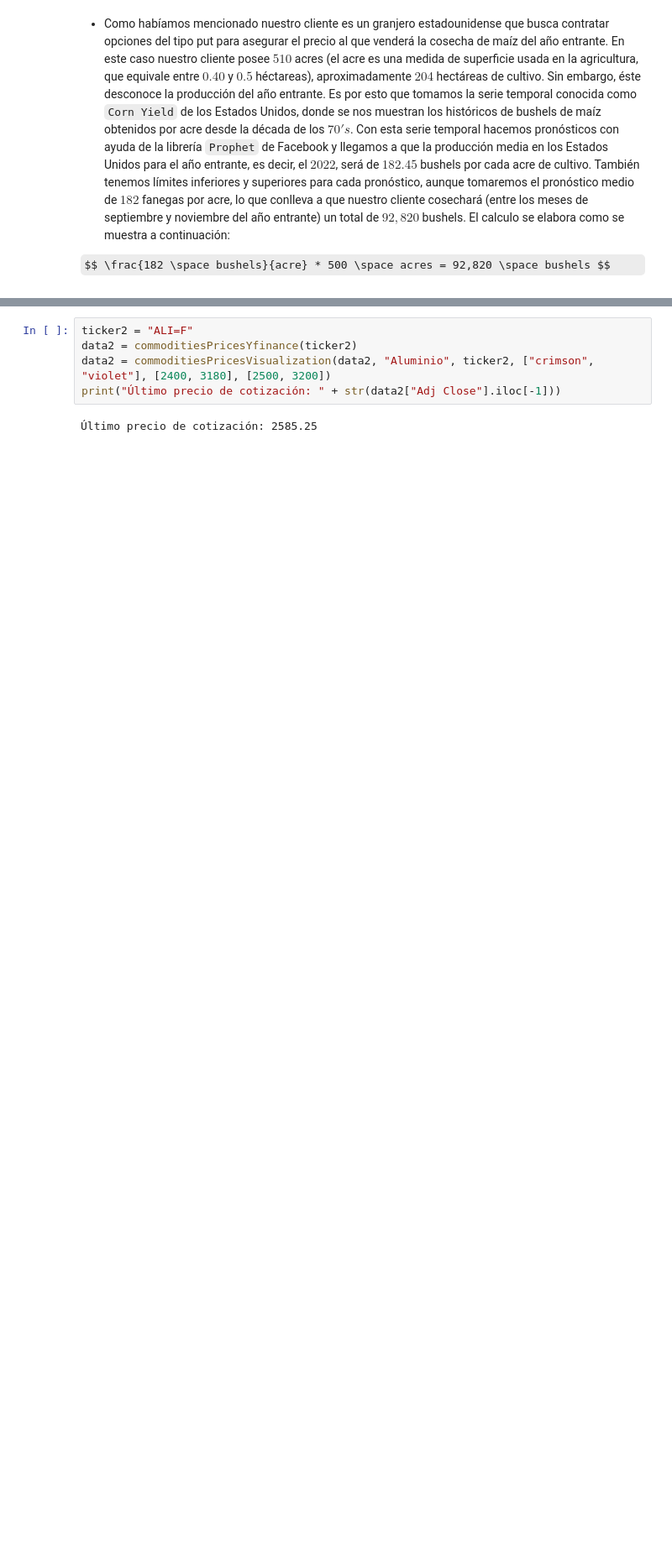
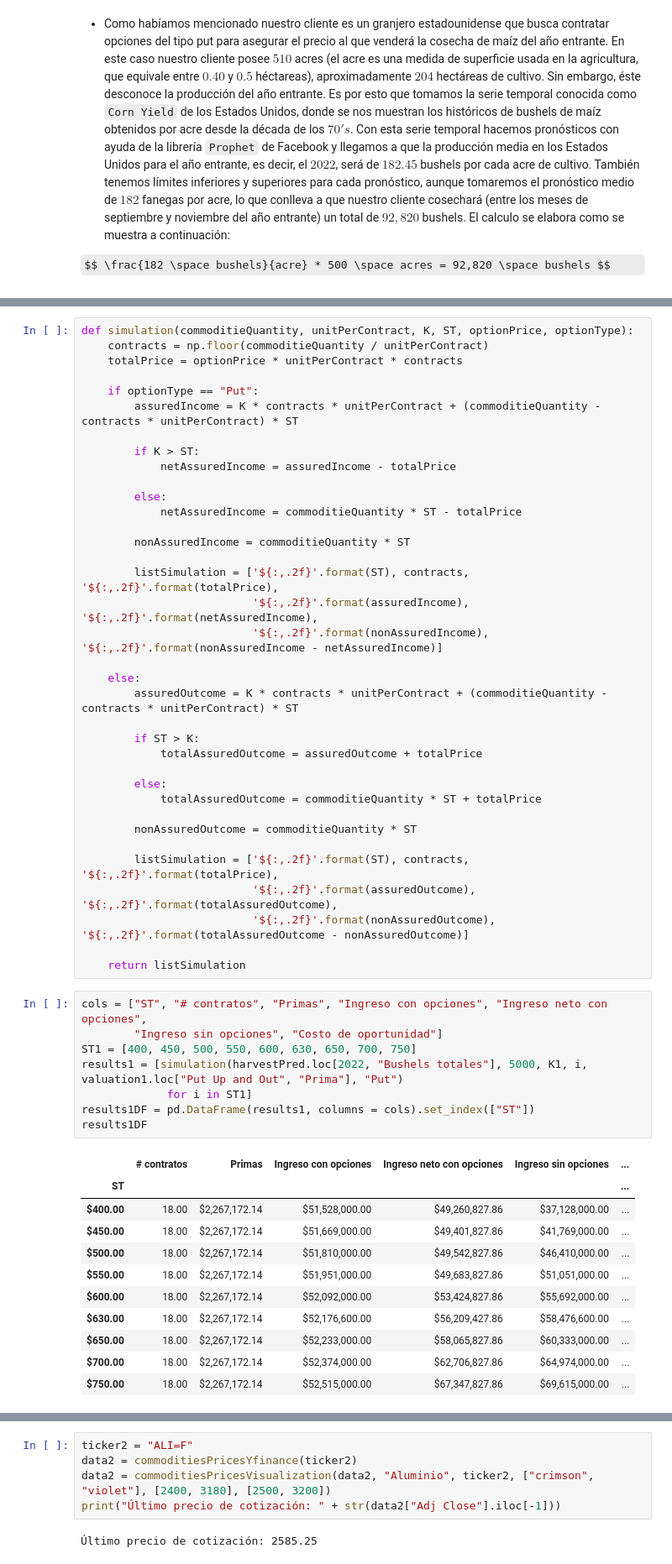
Before and after one commit to diegolazareno/Examen3_SPF, a Jupyter notebook: Examen_Tema3_DALopez.ipynb, the cells around one changed output, grey strips where cells are left out. Shown at 84% size. Drawn from its saved outputs; the diff is of its cells as text; some formulas as TeX source; blank space fills up the shorter version.

```diff
--- a/Examen_Tema3_DALopez.ipynb
+++ b/Examen_Tema3_DALopez.ipynb
@@ -537,3 +554,59 @@ valuation(data1["Adj Close"], 560, 630, "2022-12-31", rf, 10000, 100, "Put")
+# %%
+def simulation(commoditieQuantity, unitPerContract, K, ST, optionPrice, optionType):
+    contracts = np.floor(commoditieQuantity / unitPerContract)
+    totalPrice = optionPrice * unitPerContract * contracts
+
+    if optionType == "Put":
+        assuredIncome = K * contracts * unitPerContract + (commoditieQuantity - contracts * unitPerContract) * ST
+
+        if K > ST:
+            netAssuredIncome = assuredIncome - totalPrice
+
+        else:
+            netAssuredIncome = commoditieQuantity * ST - totalPrice
+
+        nonAssuredIncome = commoditieQuantity * ST
+
+        listSimulation = ['${:,.2f}'.format(ST), contracts, '${:,.2f}'.format(totalPrice),
+                          '${:,.2f}'.format(assuredIncome), '${:,.2f}'.format(netAssuredIncome),
+                          '${:,.2f}'.format(nonAssuredIncome), '${:,.2f}'.format(nonAssuredIncome - netAssuredIncome)]
+
+    else:
+        assuredOutcome = K * contracts * unitPerContract + (commoditieQuantity - contracts * unitPerContract) * ST
+
+        if ST > K:
+            totalAssuredOutcome = assuredOutcome + totalPrice
+
+        else:
+            totalAssuredOutcome = commoditieQuantity * ST + totalPrice
+
+        nonAssuredOutcome = commoditieQuantity * ST
+
+        listSimulation = ['${:,.2f}'.format(ST), contracts, '${:,.2f}'.format(totalPrice),
+                          '${:,.2f}'.format(assuredOutcome), '${:,.2f}'.format(totalAssuredOutcome),
+                          '${:,.2f}'.format(nonAssuredOutcome), '${:,.2f}'.format(totalAssuredOutcome - nonAssuredOutcome)]
+
+    return listSimulation
+# %%
+cols = ["ST", "# contratos", "Primas", "Ingreso con opciones", "Ingreso neto con opciones",
+        "Ingreso sin opciones", "Costo de oportunidad"]
+ST1 = [400, 450, 500, 550, 600, 630, 650, 700, 750]
+results1 = [simulation(harvestPred.loc[2022, "Bushels totales"], 5000, K1, i, valuation1.loc["Put Up and Out", "Prima"], "Put")
+             for i in ST1]
+results1DF = pd.DataFrame(results1, columns = cols).set_index(["ST"])
+results1DF
+# %% [output]
+|  | # contratos | Primas | Ingreso con opciones | Ingreso neto con opciones | Ingreso sin opciones | ... |
+| ST |  |  |  |  |  | ... |
+| $400.00 | 18.00 | $2,267,172.14 | $51,528,000.00 | $49,260,827.86 | $37,128,000.00 | ... |
+| $450.00 | 18.00 | $2,267,172.14 | $51,669,000.00 | $49,401,827.86 | $41,769,000.00 | ... |
+| $500.00 | 18.00 | $2,267,172.14 | $51,810,000.00 | $49,542,827.86 | $46,410,000.00 | ... |
+| $550.00 | 18.00 | $2,267,172.14 | $51,951,000.00 | $49,683,827.86 | $51,051,000.00 | ... |
+| $600.00 | 18.00 | $2,267,172.14 | $52,092,000.00 | $53,424,827.86 | $55,692,000.00 | ... |
+| $630.00 | 18.00 | $2,267,172.14 | $52,176,600.00 | $56,209,427.86 | $58,476,600.00 | ... |
+| $650.00 | 18.00 | $2,267,172.14 | $52,233,000.00 | $58,065,827.86 | $60,333,000.00 | ... |
+| $700.00 | 18.00 | $2,267,172.14 | $52,374,000.00 | $62,706,827.86 | $64,974,000.00 | ... |
+| $750.00 | 18.00 | $2,267,172.14 | $52,515,000.00 | $67,347,827.86 | $69,615,000.00 | ... |
 # %% [markdown]
 ## Cliente 2
 
```
Also changed, not shown: parts of 8 cells of this notebook.
